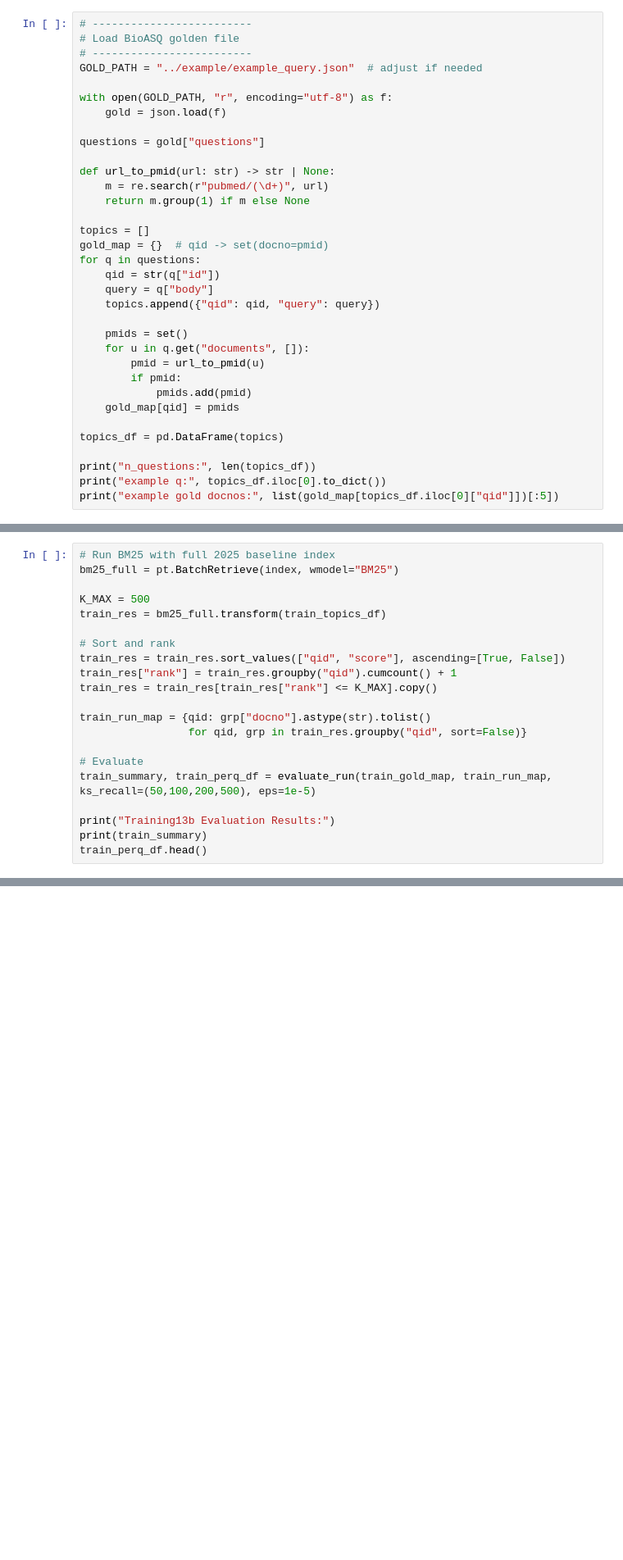
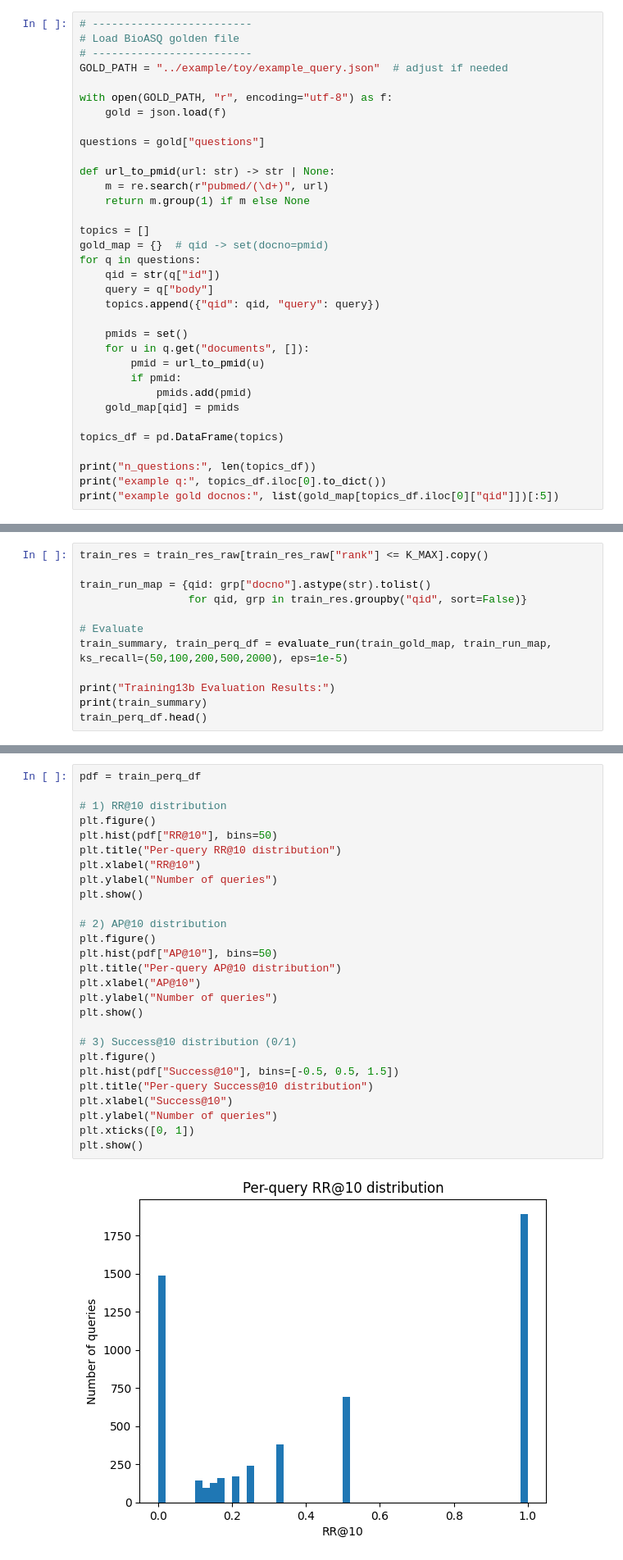
Before and after one commit to fulaibaowang/BioASQ, a Jupyter notebook: notebooks/bm25_test.ipynb, the cells around one changed output, grey strips where cells are left out. Shown at 82% size. Saved outputs shown, nothing was run; the diff lists cells and outputs as text; blank space fills up the shorter version.

Commit message:
index everything

```diff
--- a/notebooks/bm25_test.ipynb
+++ b/notebooks/bm25_test.ipynb
@@ -22,7 +22,7 @@ bm25 = pt.BatchRetrieve(index, wmodel="BM25")  # you can pass num_results later
 # -------------------------
 # Load BioASQ golden file
 # -------------------------
-GOLD_PATH = "../example/example_query.json"  # adjust if needed
+GOLD_PATH = "../example/toy/example_query.json"  # adjust if needed
 
 with open(GOLD_PATH, "r", encoding="utf-8") as f:
     gold = json.load(f)
@@ -220,20 +234,11 @@ print("example gold docnos:", list(train_gold_map[train_topics_df.iloc[0]["qid"]
 # %%
-# Run BM25 with full 2025 baseline index
-bm25_full = pt.BatchRetrieve(index, wmodel="BM25")
-
-K_MAX = 500
-train_res = bm25_full.transform(train_topics_df)
-
-# Sort and rank
-train_res = train_res.sort_values(["qid", "score"], ascending=[True, False])
-train_res["rank"] = train_res.groupby("qid").cumcount() + 1
-train_res = train_res[train_res["rank"] <= K_MAX].copy()
+train_res = train_res_raw[train_res_raw["rank"] <= K_MAX].copy()
 
 train_run_map = {qid: grp["docno"].astype(str).tolist()
                  for qid, grp in train_res.groupby("qid", sort=False)}
 
 # Evaluate
-train_summary, train_perq_df = evaluate_run(train_gold_map, train_run_map, ks_recall=(50,100,200,500), eps=1e-5)
+train_summary, train_perq_df = evaluate_run(train_gold_map, train_run_map, ks_recall=(50,100,200,500,2000), eps=1e-5)
 
 print("Training13b Evaluation Results:")
 print(train_summary)
@@ -240,0 +258,29 @@ train_perq_df.head()
+# %%
+pdf = train_perq_df
+
+# 1) RR@10 distribution
+plt.figure()
+plt.hist(pdf["RR@10"], bins=50)
+plt.title("Per-query RR@10 distribution")
+plt.xlabel("RR@10")
+plt.ylabel("Number of queries")
+plt.show()
+
+# 2) AP@10 distribution
+plt.figure()
+plt.hist(pdf["AP@10"], bins=50)
+plt.title("Per-query AP@10 distribution")
+plt.xlabel("AP@10")
+plt.ylabel("Number of queries")
+plt.show()
+
+# 3) Success@10 distribution (0/1)
+plt.figure()
+plt.hist(pdf["Success@10"], bins=[-0.5, 0.5, 1.5])
+plt.title("Per-query Success@10 distribution")
+plt.xlabel("Success@10")
+plt.ylabel("Number of queries")
+plt.xticks([0, 1])
+plt.show()
+# %% [output]
+[figure, added]
```
Also changed, not shown: parts of 19 cells of this notebook, 4 other files.
